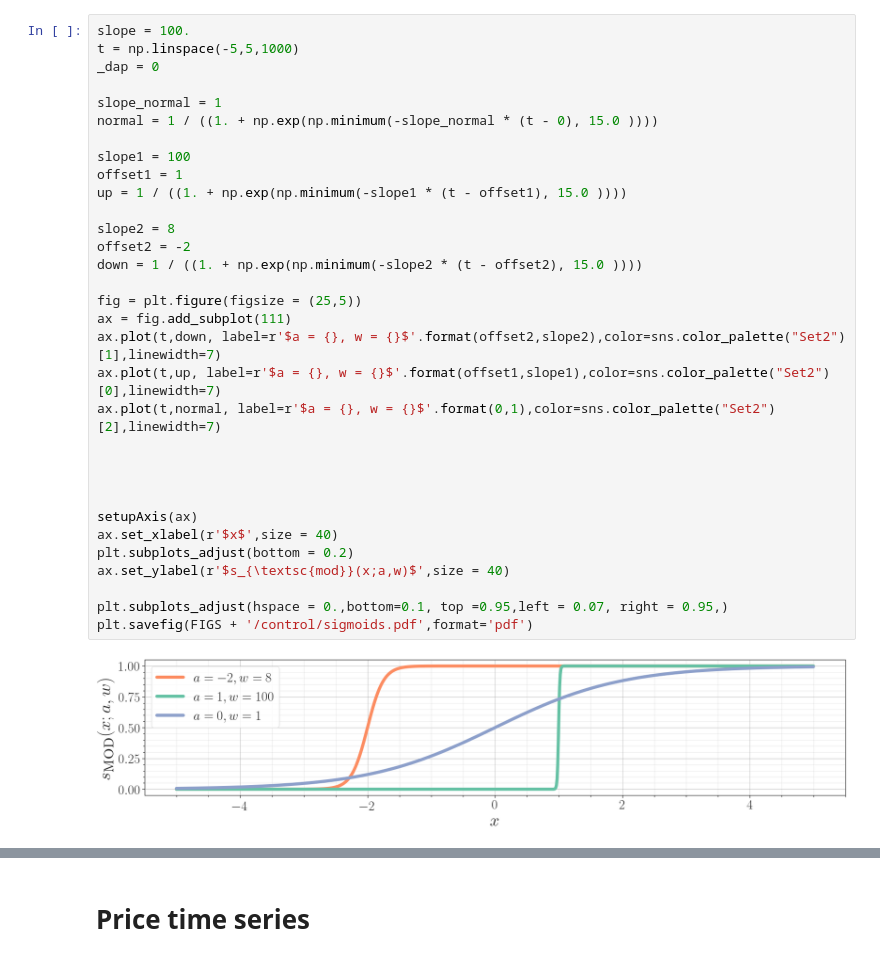
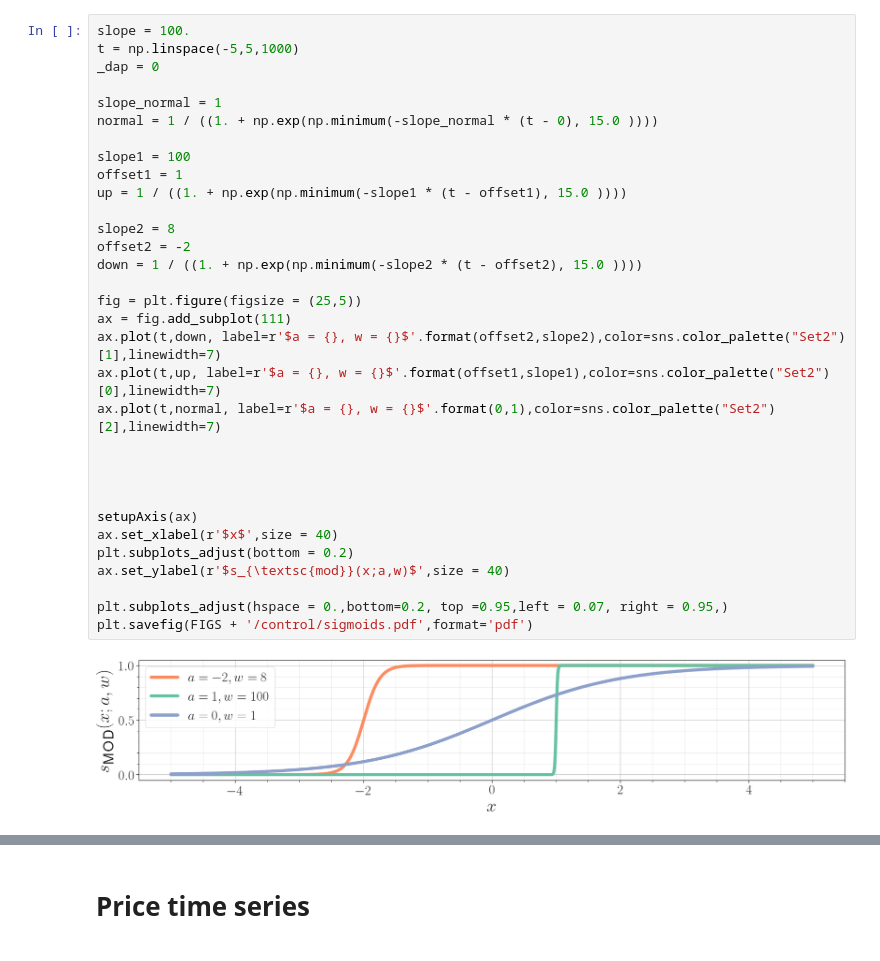
Before and after one commit to madsobdrupjakobsen/master_thesis, a Jupyter notebook: switching_time_optimization/control/notebooks/sketch_plots.ipynb, the cells around one changed output, grey strips where cells are left out. Cells and saved outputs as stored; diff of their text form.

Commit message:
Update plot sizes

```diff
--- a/switching_time_optimization/control/notebooks/sketch_plots.ipynb
+++ b/switching_time_optimization/control/notebooks/sketch_plots.ipynb
@@ -64,35 +69,35 @@ slope = 100.
 t = np.linspace(-5,5,1000)
 _dap = 0
 
 slope_normal = 1
 normal = 1 / ((1. + np.exp(np.minimum(-slope_normal * (t - 0), 15.0 ))))
 
 slope1 = 100
 offset1 = 1
 up = 1 / ((1. + np.exp(np.minimum(-slope1 * (t - offset1), 15.0 ))))
 
 slope2 = 8
 offset2 = -2
 down = 1 / ((1. + np.exp(np.minimum(-slope2 * (t - offset2), 15.0 ))))
 
 fig = plt.figure(figsize = (25,5))
 ax = fig.add_subplot(111)
 ax.plot(t,down, label=r'$a = {}, w = {}$'.format(offset2,slope2),color=sns.color_palette("Set2")[1],linewidth=7)
 ax.plot(t,up, label=r'$a = {}, w = {}$'.format(offset1,slope1),color=sns.color_palette("Set2")[0],linewidth=7)
 ax.plot(t,normal, label=r'$a = {}, w = {}$'.format(0,1),color=sns.color_palette("Set2")[2],linewidth=7)
 
 
 
 
 setupAxis(ax)
 ax.set_xlabel(r'$x$',size = 40)
 plt.subplots_adjust(bottom = 0.2)
 ax.set_ylabel(r'$s_{\textsc{mod}}(x;a,w)$',size = 40)
 
-plt.subplots_adjust(hspace = 0.,bottom=0.1, top =0.95,left = 0.07, right = 0.95,)
+plt.subplots_adjust(hspace = 0.,bottom=0.2, top =0.95,left = 0.07, right = 0.95,)
 plt.savefig(FIGS + '/control/sigmoids.pdf',format='pdf')
 # %% [output]
-[figure, old version]
+[figure, new version]
 # %%
 slope = 100.
 t = np.linspace(0,3,1000)
```
Also changed, not shown: parts of 4 cells of this notebook.
